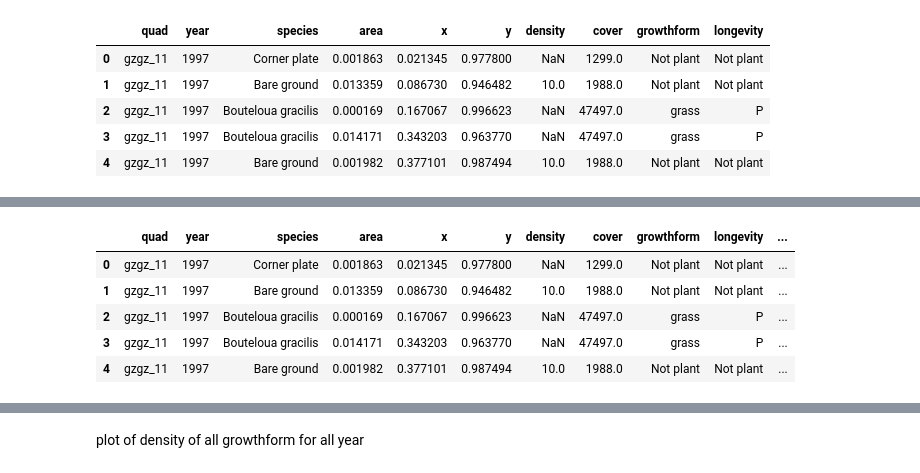
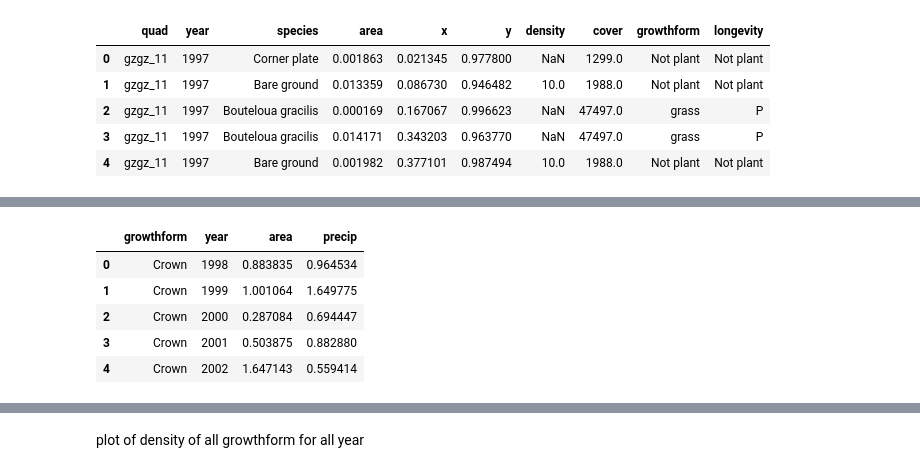
Before and after one commit to melissahoffman/Python_Data_Analysis, a Jupyter notebook: Python_Data_Analysis.ipynb, the cells around one changed output, grey strips where cells are left out. Drawn from its saved outputs; the diff is of its cells as text; code cells hidden in the pictures.

```diff
--- a/Python_Data_Analysis.ipynb
+++ b/Python_Data_Analysis.ipynb
@@ -132,3 +144,6 @@ merged_gf_year.head()
 | 2 | gzgz_11 | 1997 | Bouteloua gracilis | 0.000169 | 0.167067 | 0.996623 | NaN | 47497.0 | grass | P |
 | 3 | gzgz_11 | 1997 | Bouteloua gracilis | 0.014171 | 0.343203 | 0.963770 | NaN | 47497.0 | grass | P |
 | 4 | gzgz_11 | 1997 | Bare ground | 0.001982 | 0.377101 | 0.987494 | 10.0 | 1988.0 | Not plant | Not plant |
+# %%
+gf_yr_area = merged_gf_year.groupby(['growthform','year'], as_index = False).area.sum()
+gf_yr_area.head()
@@ -135,13 +157,13 @@ merged_gf_year.head()
 # %%
-merged_gfyear_precip = pd.merge(left = merged_gf_year, right = mean_p, left_on = 'year',
+merged_gfyear_precip = pd.merge(left = gf_yr_area, right = mean_p, left_on = 'year',
                        right_on = 'year',how = 'left')
 merged_gfyear_precip.head()
 # %% [output]
-|  | quad | year | species | area | x | y | density | cover | growthform | longevity | ... |
-| 0 | gzgz_11 | 1997 | Corner plate | 0.001863 | 0.021345 | 0.977800 | NaN | 1299.0 | Not plant | Not plant | ... |
-| 1 | gzgz_11 | 1997 | Bare ground | 0.013359 | 0.086730 | 0.946482 | 10.0 | 1988.0 | Not plant | Not plant | ... |
-| 2 | gzgz_11 | 1997 | Bouteloua gracilis | 0.000169 | 0.167067 | 0.996623 | NaN | 47497.0 | grass | P | ... |
-| 3 | gzgz_11 | 1997 | Bouteloua gracilis | 0.014171 | 0.343203 | 0.963770 | NaN | 47497.0 | grass | P | ... |
-| 4 | gzgz_11 | 1997 | Bare ground | 0.001982 | 0.377101 | 0.987494 | 10.0 | 1988.0 | Not plant | Not plant | ... |
+|  | growthform | year | area | precip |
+| 0 | Crown | 1998 | 0.883835 | 0.964534 |
+| 1 | Crown | 1999 | 1.001064 | 1.649775 |
+| 2 | Crown | 2000 | 0.287084 | 0.694447 |
+| 3 | Crown | 2001 | 0.503875 | 0.882880 |
+| 4 | Crown | 2002 | 1.647143 | 0.559414 |
 # %%
 #pivot table
```
Also changed, not shown: parts of 16 cells of this notebook.
